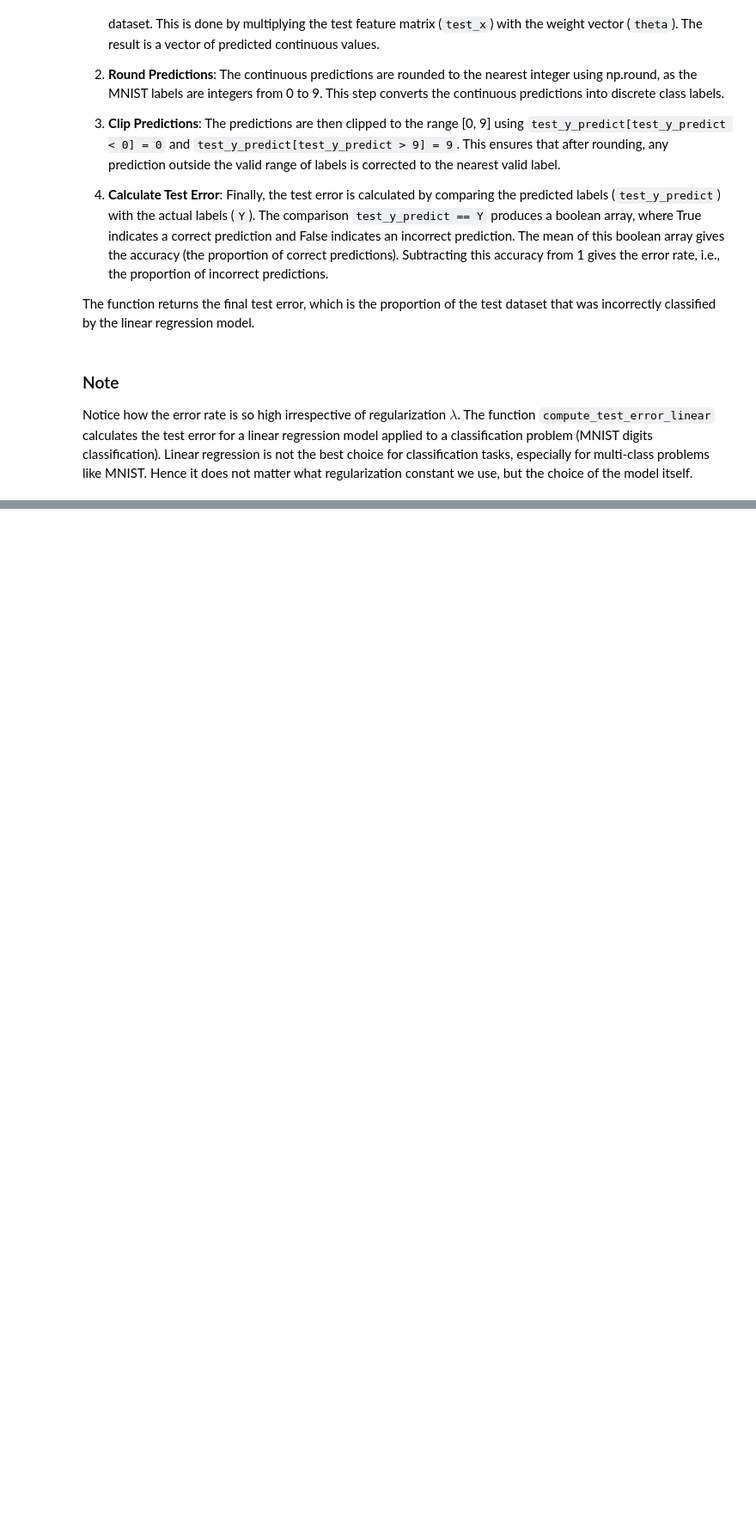
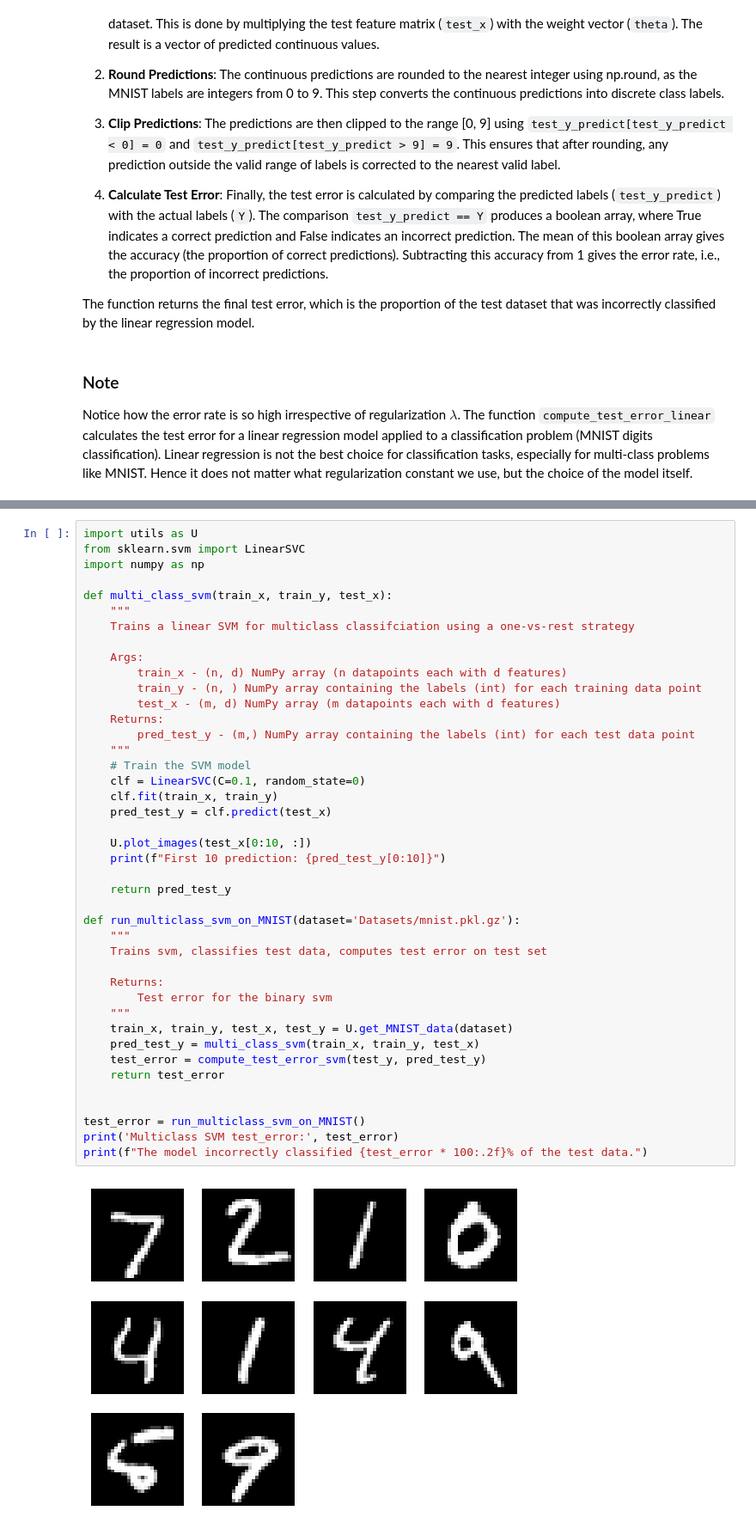
Before and after one commit to N0-man/MIT-MachineLearning-MicroMasters, a Jupyter notebook: Project 2 Digit Recognition/mnist/mnist.ipynb, the cells around one changed output, grey strips where cells are left out. Shown at 86% size. Saved outputs shown, nothing was run; the diff lists cells and outputs as text; blank space fills up the shorter version.

```diff
--- a/Project 2 Digit Recognition/mnist/mnist.ipynb
+++ b/Project 2 Digit Recognition/mnist/mnist.ipynb
@@ -301,0 +286,44 @@ This is a basic introduction and implementation. Real-world scenarios might requ
+# %%
+import utils as U
+from sklearn.svm import LinearSVC
+import numpy as np
+
+def multi_class_svm(train_x, train_y, test_x):
+    """
+    Trains a linear SVM for multiclass classifciation using a one-vs-rest strategy
+
+    Args:
+        train_x - (n, d) NumPy array (n datapoints each with d features)
+        train_y - (n, ) NumPy array containing the labels (int) for each training data point
+        test_x - (m, d) NumPy array (m datapoints each with d features)
+    Returns:
+        pred_test_y - (m,) NumPy array containing the labels (int) for each test data point
+    """
+    # Train the SVM model
+    clf = LinearSVC(C=0.1, random_state=0)
+    clf.fit(train_x, train_y)
+    pred_test_y = clf.predict(test_x)
+
+    U.plot_images(test_x[0:10, :])
+    print(f"First 10 prediction: {pred_test_y[0:10]}")
+
+    return pred_test_y
+
+def run_multiclass_svm_on_MNIST(dataset='Datasets/mnist.pkl.gz'):
+    """
+    Trains svm, classifies test data, computes test error on test set
+
+    Returns:
+        Test error for the binary svm
+    """
+    train_x, train_y, test_x, test_y = U.get_MNIST_data(dataset)
+    pred_test_y = multi_class_svm(train_x, train_y, test_x)
+    test_error = compute_test_error_svm(test_y, pred_test_y)
+    return test_error
+
+
+test_error = run_multiclass_svm_on_MNIST()
+print('Multiclass SVM test_error:', test_error)
+print(f"The model incorrectly classified {test_error * 100:.2f}% of the test data.")
+# %% [output]
+[figure, added]
```
Also changed, not shown: parts of 12 cells of this notebook, 1 other file.
